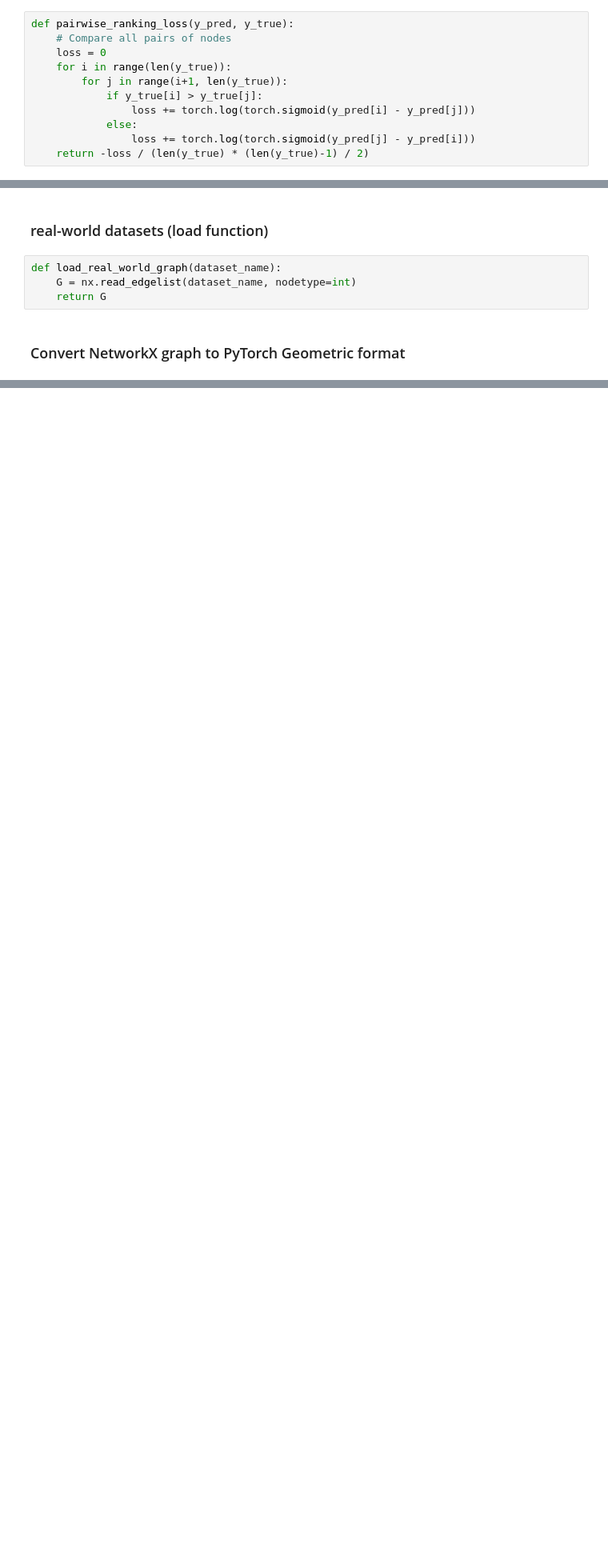
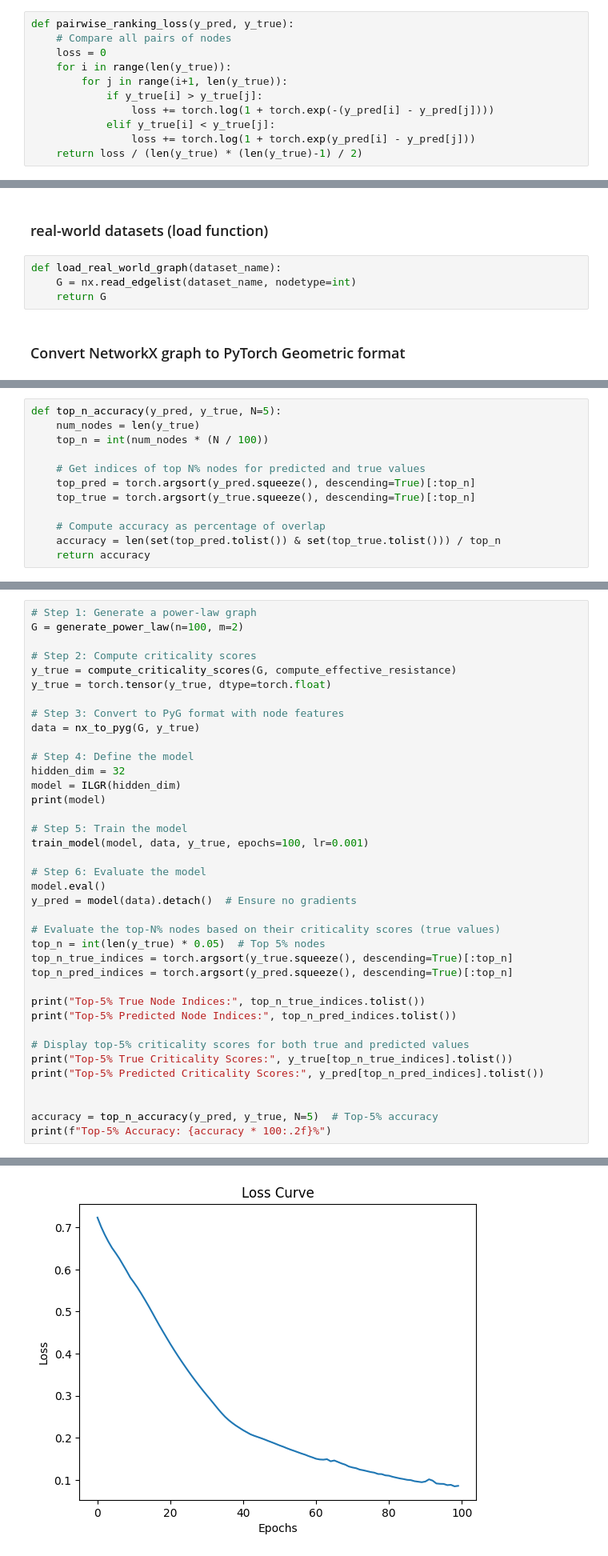
Before and after one commit to Abdelmalek-Djemaa/Critical_Node_Detection-ILGR, a Jupyter notebook: critical-node-detection-ilgr.ipynb, the cells around one changed output, grey strips where cells are left out. Shown at 80% size. Cells and saved outputs as stored; diff of their text form; blank space fills up the shorter version.

```diff
--- a/critical-node-detection-ilgr.ipynb
+++ b/critical-node-detection-ilgr.ipynb
@@ -158,10 +150,10 @@ def pairwise_ranking_loss(y_pred, y_true):
     for i in range(len(y_true)):
         for j in range(i+1, len(y_true)):
             if y_true[i] > y_true[j]:
-                loss += torch.log(torch.sigmoid(y_pred[i] - y_pred[j]))
-            else:
-                loss += torch.log(torch.sigmoid(y_pred[j] - y_pred[i]))
-    return -loss / (len(y_true) * (len(y_true)-1) / 2)
+                loss += torch.log(1 + torch.exp(-(y_pred[i] - y_pred[j])))
+            elif y_true[i] < y_true[j]:
+                loss += torch.log(1 + torch.exp(y_pred[i] - y_pred[j]))
+    return loss / (len(y_true) * (len(y_true)-1) / 2)
 # %% [markdown]
 ## Graph Preprocessing
 # %% [markdown]
@@ -216,0 +254,12 @@ def train_model(model, data, y_true, epochs=100, lr=0.001):
+# %%
+def top_n_accuracy(y_pred, y_true, N=5):
+    num_nodes = len(y_true)
+    top_n = int(num_nodes * (N / 100))
+
+    # Get indices of top N% nodes for predicted and true values
+    top_pred = torch.argsort(y_pred.squeeze(), descending=True)[:top_n]
+    top_true = torch.argsort(y_true.squeeze(), descending=True)[:top_n]
+
+    # Compute accuracy as percentage of overlap
+    accuracy = len(set(top_pred.tolist()) & set(top_true.tolist())) / top_n
+    return accuracy
@@ -216,0 +268,39 @@ def train_model(model, data, y_true, epochs=100, lr=0.001):
+# %%
+# Step 1: Generate a power-law graph
+G = generate_power_law(n=100, m=2)
+
+# Step 2: Compute criticality scores
+y_true = compute_criticality_scores(G, compute_effective_resistance)
+y_true = torch.tensor(y_true, dtype=torch.float)
+
+# Step 3: Convert to PyG format with node features
+data = nx_to_pyg(G, y_true)
+
+# Step 4: Define the model
+hidden_dim = 32
+model = ILGR(hidden_dim)
+print(model)
+
+# Step 5: Train the model
+train_model(model, data, y_true, epochs=100, lr=0.001)
+
+# Step 6: Evaluate the model
+model.eval()
+y_pred = model(data).detach()  # Ensure no gradients
+
+# Evaluate the top-N% nodes based on their criticality scores (true values)
+top_n = int(len(y_true) * 0.05)  # Top 5% nodes
+top_n_true_indices = torch.argsort(y_true.squeeze(), descending=True)[:top_n]
+top_n_pred_indices = torch.argsort(y_pred.squeeze(), descending=True)[:top_n]
+
+print("Top-5% True Node Indices:", top_n_true_indices.tolist())
+print("Top-5% Predicted Node Indices:", top_n_pred_indices.tolist())
+
+# Display top-5% criticality scores for both true and predicted values
+print("Top-5% True Criticality Scores:", y_true[top_n_true_indices].tolist())
+print("Top-5% Predicted Criticality Scores:", y_pred[top_n_pred_indices].tolist())
+
+
+accuracy = top_n_accuracy(y_pred, y_true, N=5)  # Top-5% accuracy
+print(f"Top-5% Accuracy: {accuracy * 100:.2f}%")
+# %% [output]
@@ -216,0 +324 @@ def train_model(model, data, y_true, epochs=100, lr=0.001):
+[figure, added]
```
Also changed, not shown: parts of 13 cells of this notebook.
